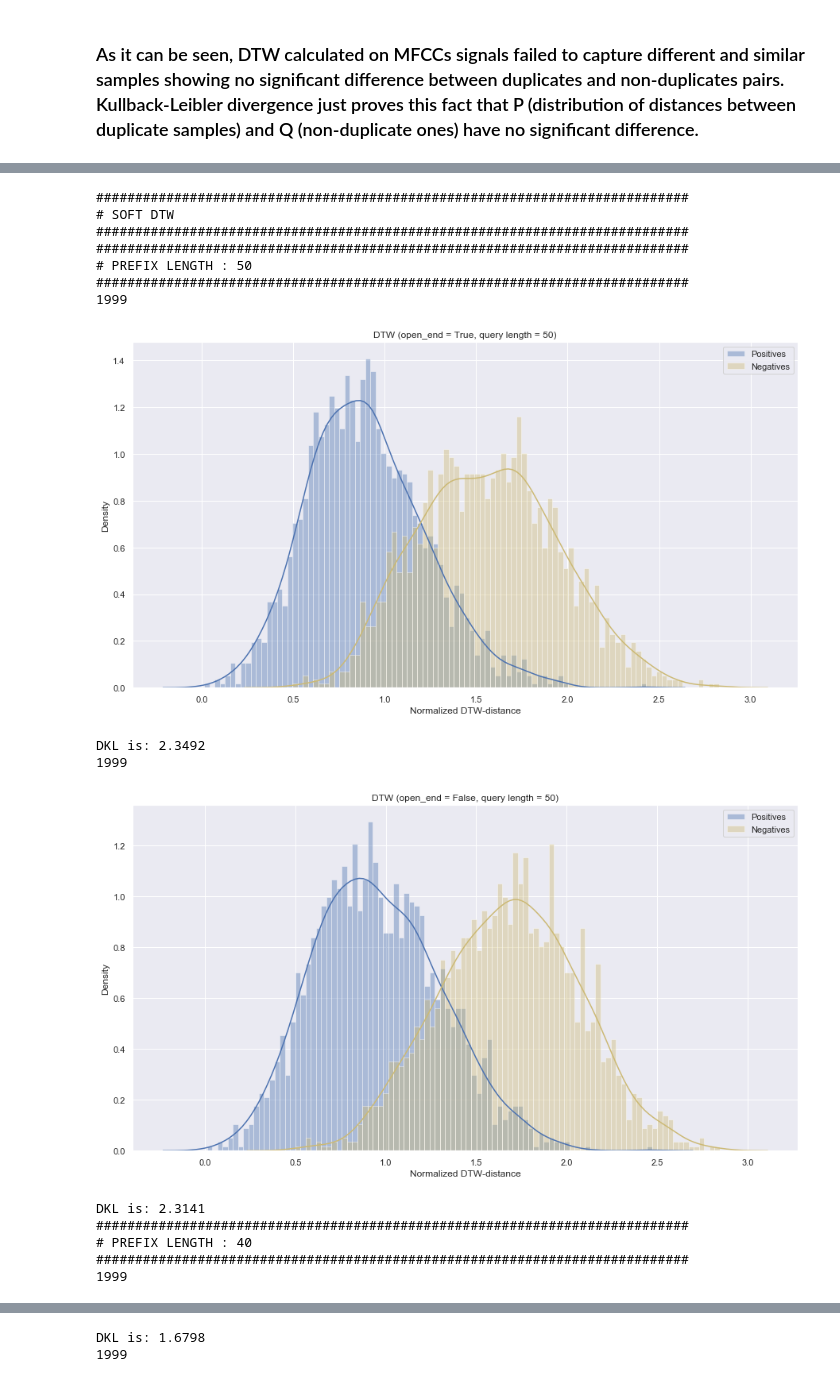
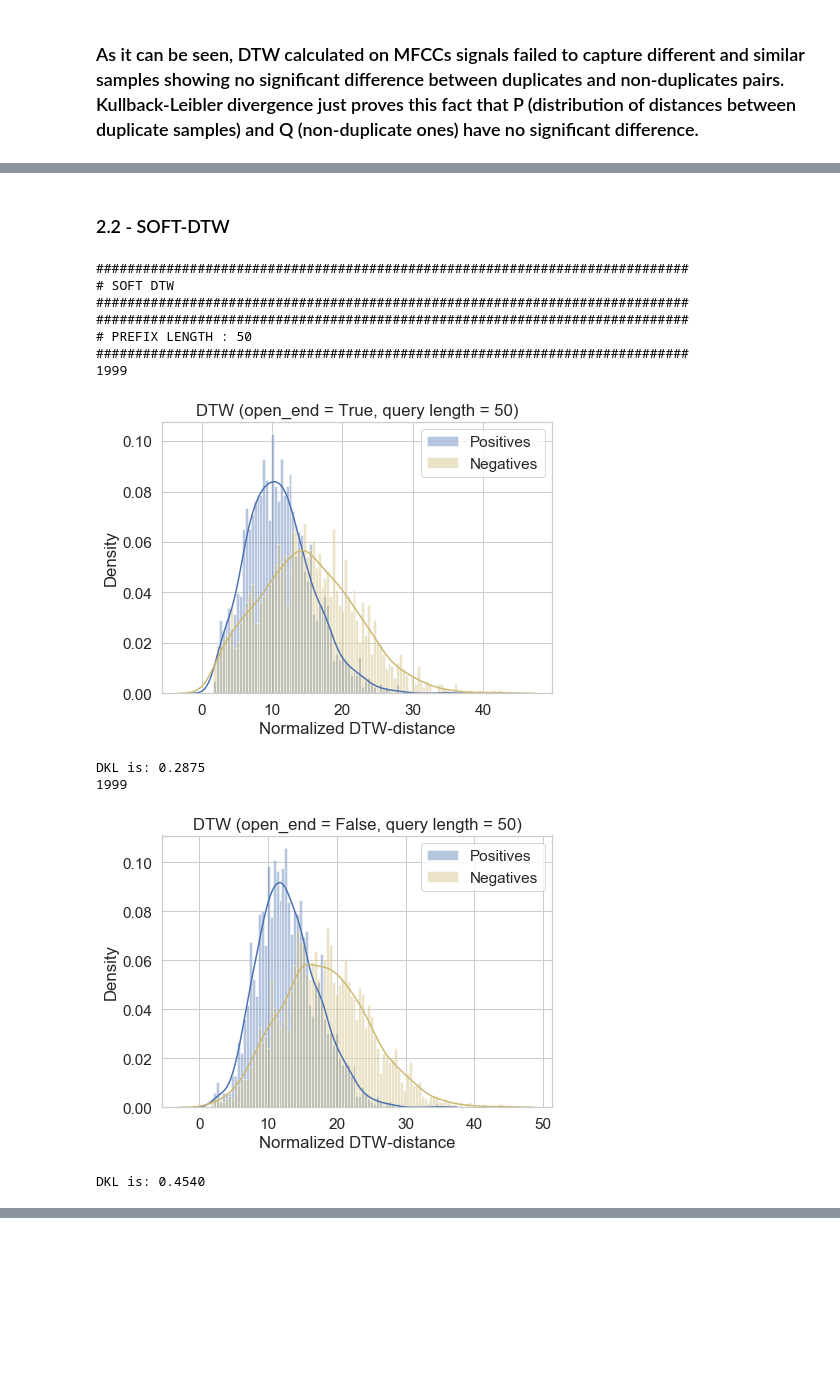
Before and after one commit to qdenisq/SpeechAcquisitionModel, a Jupyter notebook: src/dtw/prefix_identification_noELBO.ipynb, the cells around one changed output, grey strips where cells are left out. Cells and saved outputs as stored; diff of their text form; code cells hidden in the pictures; blank space fills up the shorter version.

```diff
--- a/src/dtw/prefix_identification_noELBO.ipynb
+++ b/src/dtw/prefix_identification_noELBO.ipynb
@@ -1,4 +1,8 @@
 # %%
+import os
+import sys
+sys.path.append(r'C:\Study\SpeechAcquisitionModel')
+print(os.getcwd())
 import numpy as np
 from scipy.spatial.distance import euclidean, minkowski
 import scipy
@@ -21,5 +25,7 @@ import matplotlib.pyplot as plt
 import matplotlib
 import seaborn as sns
 sns.set()
+sns.set(font_scale=1.4, rc={'text.usetex' : False})
+sns.set_style("whitegrid")
 
 %matplotlib inline
@@ -157,17 +165,19 @@ for i in range(n_mini_batch_size):
 # %% [output]
 1999
 # %%
-bins = np.linspace(0, min(max(np.max(duplicates_dtw), np.max(non_duplicates_dtw)), 100.), 100)
-fig, axes = plt.subplots(2, 1, figsize=(15,10))
+bins = np.linspace(0, min(max(np.max(duplicates_dtw), np.max(non_duplicates_dtw)), 1.), num=50)
+fig, axes = plt.subplots(1, 1, figsize=(7,5))
 
-duplicates_dtw_filtered = np.array(duplicates_dtw)[np.where(np.array(duplicates_dtw) < 100.)]
-non_duplicates_dtw_filtered = np.array(non_duplicates_dtw)[np.where(np.array(non_duplicates_dtw) < 100.)]
+duplicates_dtw_filtered = np.array(duplicates_dtw)[np.where(np.array(duplicates_dtw) < 5.)]
+non_duplicates_dtw_filtered = np.array(non_duplicates_dtw)[np.where(np.array(non_duplicates_dtw) < 5.)]
 
 
-sns.distplot(duplicates_dtw,  bins=bins, ax=axes[0], kde=False)
-axes[0].title.set_text('duplicates DTW')
+sns.distplot(duplicates_dtw,  bins=bins, ax=axes, kde=False, label="Positives")
+axes.title.set_text('duplicates DTW')
 
-sns.distplot(non_duplicates_dtw, bins=bins,  color='y', ax=axes[1], kde=False)
-axes[1].title.set_text('non-duplicates DTW')
+sns.distplot(non_duplicates_dtw, bins=bins,  color='y', ax=axes, kde=False,  label="Negatives")
+axes.legend()
+plt.xlabel('Normalized DTW-distance')
+plt.ylabel('Density')
 plt.show()
 # %% [output]
@@ -192,6 +202,6 @@ DKL is: 0.0325
 # %%
 # load nn
 
-nn_fname = r'C:/Study/SpeechAcquisitionModel/reports/seamise_net_09_26_2019_02_48_PM/net_0.515625.net'
+nn_fname = r'C:/Study/SpeechAcquisitionModel/reports/seamise_net_10_03_2019_02_43_PM/net_0.484375.net'
 
 nn = torch.load(nn_fname)
@@ -198,5 +210,5 @@ nn = torch.load(nn_fname)
 # %%
-PREFIX_LENS = [50, 40, 30, 20]
+PREFIX_LENS = [50]
 
 for PREFIX_LEN in PREFIX_LENS:
     print(f"############################################################################\n\
@@ -304,7 +316,7 @@ for PREFIX_LEN in PREFIX_LENS:
     bins = np.linspace(min(np.min(duplicates_dtw_z), np.min(non_duplicates_dtw_z)),
                        max(np.max(duplicates_dtw_z), np.max(non_duplicates_dtw_z)),
                        100)
-    fig, axes = plt.subplots(1, 1, figsize=(15,8))
+    fig, axes = plt.subplots(1, 1, figsize=(7,5))
 
     duplicates_bmis = np.array(duplicates_bmis)
     non_duplicates_bmis = np.array(non_duplicates_bmis)
@@ -333,7 +345,7 @@ for PREFIX_LEN in PREFIX_LENS:
     # plot matching segment length
 
     bins = np.linspace(0, 50., 50)
-    fig, axes = plt.subplots(1, 1, figsize=(15,8))
+    fig, axes = plt.subplots(1, 1, figsize=(7,5))
 
     sns.distplot(duplicates_bmis, ax=axes,  label="Positives", kde=False, bins=bins)
     axes.title.set_text(f'Matching segment length (open_end = True, query length = {PREFIX_LEN})')
@@ -374,7 +386,7 @@ for PREFIX_LEN in PREFIX_LENS:
     bins = np.linspace(min(np.min(duplicates_dtw_z), np.min(non_duplicates_dtw_z)),
                        max(np.max(duplicates_dtw_z), np.max(non_duplicates_dtw_z)),
                        100)
-    fig, axes = plt.subplots(1, 1, figsize=(15,8))
+    fig, axes = plt.subplots(1, 1, figsize=(7,5))
 
     sns.distplot(duplicates_dtw_z, bins=bins, ax=axes, label="Positives")
     axes.title.set_text(f'DTW (open_end = False, query length = {PREFIX_LEN})')
@@ -416,9 +421,11 @@ DKL is: 1.8855
+# %% [markdown]
+### 2.2 - SOFT-DTW
 # %%
 print(f"############################################################################\n\
 # SOFT DTW\n\
 ############################################################################")
 
-PREFIX_LENS = [50, 40, 30, 20]
+PREFIX_LENS = [50]
 
 for PREFIX_LEN in PREFIX_LENS:
     print(f"############################################################################\n\
@@ -526,7 +533,7 @@ for PREFIX_LEN in PREFIX_LENS:
     bins = np.linspace(min(np.min(duplicates_dtw_z), np.min(non_duplicates_dtw_z)),
                        max(np.max(duplicates_dtw_z), np.max(non_duplicates_dtw_z)),
                        100)
-    fig, axes = plt.subplots(1, 1, figsize=(15,8))
+    fig, axes = plt.subplots(1, 1, figsize=(7,5))
 
     sns.distplot(duplicates_dtw_z, bins=bins, ax=axes, label="Positives")
     axes.title.set_text(f'DTW (open_end = True, query length = {PREFIX_LEN})')
@@ -590,40 +597,36 @@ for PREFIX_LEN in PREFIX_LENS:
     bins = np.linspace(min(np.min(duplicates_dtw_z), np.min(non_duplicates_dtw_z)),
                        max(np.max(duplicates_dtw_z), np.max(non_duplicates_dtw_z)),
                        100)
-    fig, axes = plt.subplots(1, 1, figsize=(15,8))
+    fig, axes = plt.subplots(1, 1, figsize=(7,5))
 
     sns.distplot(duplicates_dtw_z, bins=bins, ax=axes, label="Positives")
     axes.title.set_text(f'DTW (open_end = False, query length = {PREFIX_LEN})')
 
     sns.distplot(non_duplicates_dtw_z, bins=bins, color='y', ax=axes, label='Negatives')
     axes.legend()
     plt.xlabel('Normalized DTW-distance')
     plt.ylabel('Density')
     # axes[1].title.set_text('non-duplicates DTW')
     plt.show()
 
     hist_dup, _ = np.histogram(duplicates_dtw_z, bins=bins)
     hist_dup = hist_dup / np.sum(hist_dup)
 
     hist_non_dup, _ = np.histogram(non_duplicates_dtw_z, bins=bins)
     hist_non_dup = hist_non_dup / np.sum(hist_non_dup)
 
     dkl = scipy.special.kl_div(hist_dup+1e-5, hist_non_dup+1e-5).sum()
     print(f"DKL is: {dkl:.4f}")
 # %% [output]
 ############################################################################
 # SOFT DTW
 ############################################################################
 ############################################################################
 # PREFIX LENGTH : 50
 ############################################################################
 1999
-[figure, old version]
+[figure, new version]
-DKL is: 2.3492
+DKL is: 0.2875
 1999
-[figure, old version]
+[figure, new version]
-DKL is: 2.3141
-############################################################################
-# PREFIX LENGTH : 40
-############################################################################
-1999
+DKL is: 0.4540
@@ -631,2 +632,0 @@ DKL is: 2.3141
-DKL is: 1.6798
-1999
```
Also changed, not shown: parts of 21 cells of this notebook, 8 other files.
